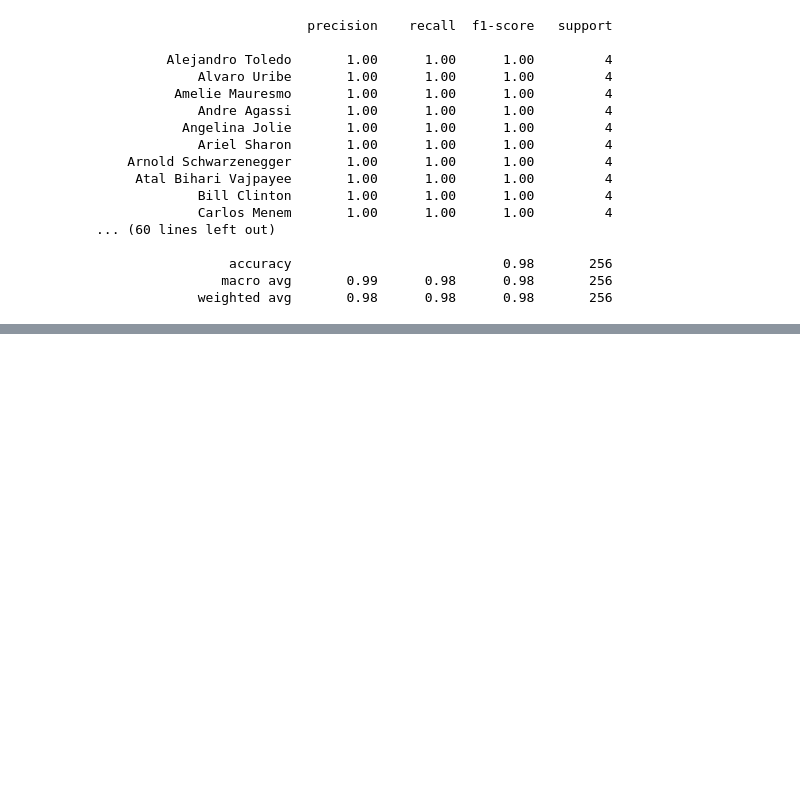
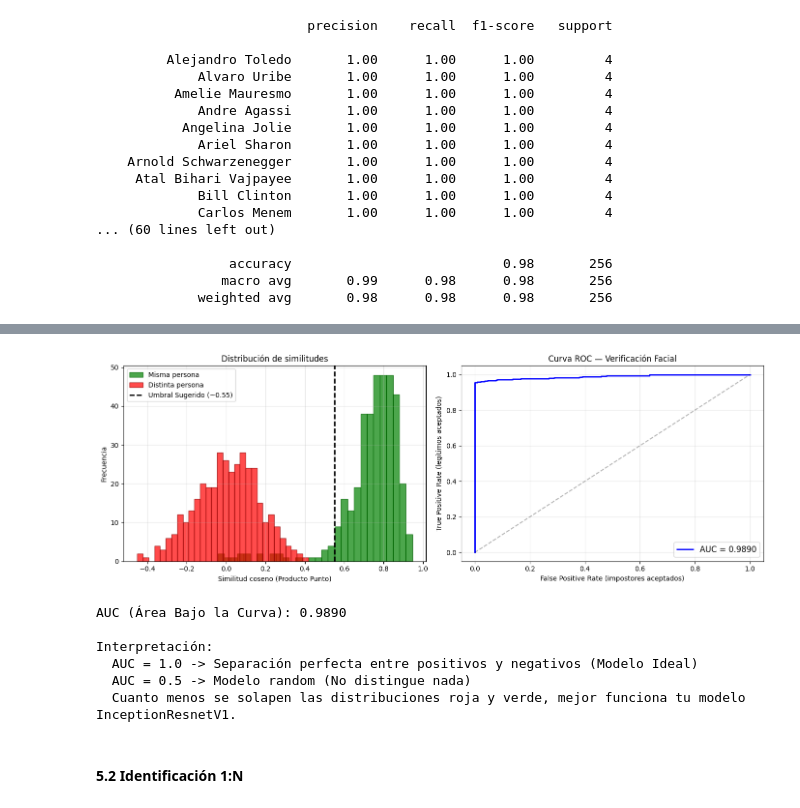
Before and after one commit to EzequielMatiasArevalo/tuia-face-recognition-app, a Jupyter notebook: train.ipynb, the cells around one changed output, grey strips where cells are left out. Cells and saved outputs as stored; diff of their text form; code cells hidden in the pictures; blank space fills up the shorter version.

```diff
--- a/train.ipynb
+++ b/train.ipynb
@@ -1039,0 +1168,50 @@ print(classification_report(y_val_ft, y_pred_ft_directo, labels=etiquetas_presen
+# %%
+# Histograma de similitudes y Curva ROC
+fig, axes = plt.subplots(1, 2, figsize=(14, 5))
+
+# Histograma
+axes[0].hist(sims_pos, bins=30, alpha=0.7, label='Misma persona', color='green', edgecolor='darkgreen')
+axes[0].hist(sims_neg, bins=30, alpha=0.7, label='Distinta persona', color='red', edgecolor='darkred')
+hist_pos, bins_pos = np.histogram(sims_pos, bins=50, density=True)
+hist_neg, bins_neg = np.histogram(sims_neg, bins=50, density=True)
+axes[0].axvline(x=umbral_optimo, color='black', linestyle='--', linewidth=2, label=f'Umbral Sugerido (~{umbral_optimo})')
+
+
+axes[0].set_xlabel('Similitud coseno (Producto Punto)')
+axes[0].set_ylabel('Frecuencia')
+axes[0].set_title('Distribución de similitudes')
+axes[0].legend()
+axes[0].grid(alpha=0.3)
+
+# Curva ROC
+y_true = [1] * len(sims_pos) + [0] * len(sims_neg)
+y_scores = sims_pos + sims_neg
+fpr, tpr, umbrales = roc_curve(y_true, y_scores)
+roc_auc = auc(fpr, tpr)
+
+axes[1].plot(fpr, tpr, 'b-', lw=2, label=f'AUC = {roc_auc:.4f}')
+axes[1].plot([0, 1], [0, 1], 'k--', alpha=0.3)
+axes[1].set_xlabel('False Positive Rate (impostores aceptados)')
+axes[1].set_ylabel('True Positive Rate (legítimos aceptados)')
+axes[1].set_title('Curva ROC — Verificación Facial')
+axes[1].legend(fontsize=12, loc='lower right')
+axes[1].grid(alpha=0.3)
+
+plt.tight_layout()
+plt.show()
+
+print(f"AUC (Área Bajo la Curva): {roc_auc:.4f}")
+print(f"\nInterpretación:")
+print(f"  AUC = 1.0 -> Separación perfecta entre positivos y negativos (Modelo Ideal)")
+print(f"  AUC = 0.5 -> Modelo random (No distingue nada)")
+print(f"  Cuanto menos se solapen las distribuciones roja y verde, mejor funciona tu modelo InceptionResnetV1.")
+# %% [output]
+[figure, added]
+AUC (Área Bajo la Curva): 0.9890
+
+Interpretación:
+  AUC = 1.0 -> Separación perfecta entre positivos y negativos (Modelo Ideal)
+  AUC = 0.5 -> Modelo random (No distingue nada)
+  Cuanto menos se solapen las distribuciones roja y verde, mejor funciona tu modelo InceptionResnetV1.
+# %% [markdown]
+#### 5.2 Identificación 1:N
```
Also changed, not shown: parts of 10 cells of this notebook.
